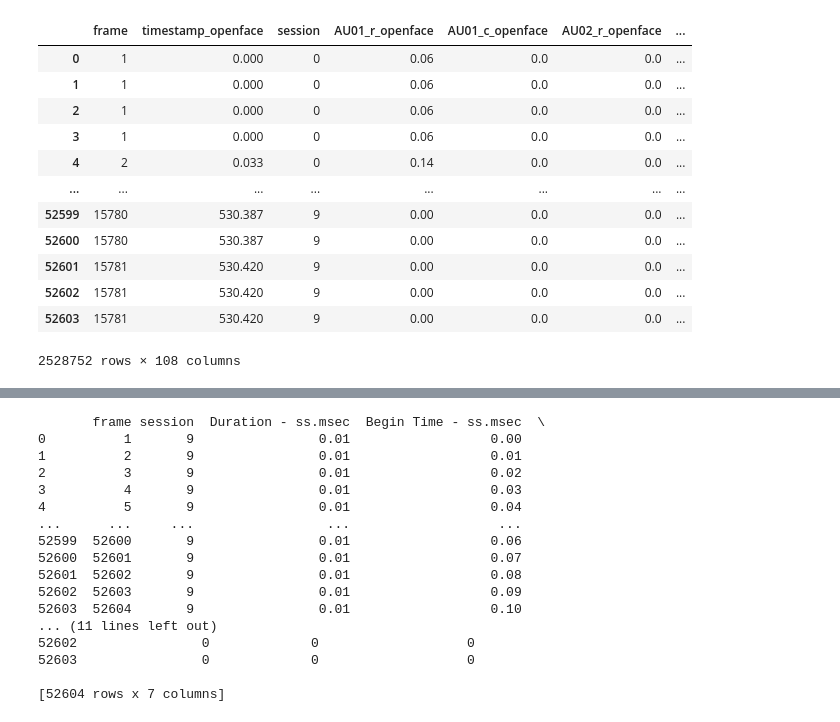
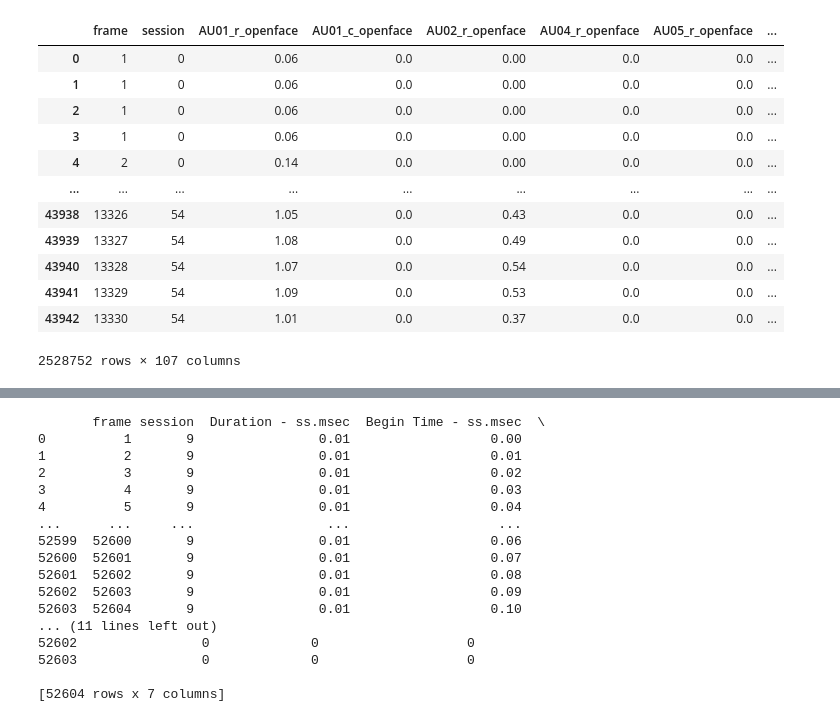
Before and after one commit to lwachowiak/HRI-Error-Detection-STAI, a Jupyter notebook: code/testing.ipynb, the cells around one changed output, grey strips where cells are left out. Cells and saved outputs as stored; diff of their text form; code cells hidden in the pictures.

```diff
--- a/code/testing.ipynb
+++ b/code/testing.ipynb
@@ -27,16 +10,17 @@ Number of rows in merged dataframes: 2528752 790266 3151940 1153106
-# %%
-data_hri.train_X
-# %% [output]
-|  | frame | timestamp_openface | session | AU01_r_openface | AU01_c_openface | AU02_r_openface | ... |
-| 0 | 1 | 0.000 | 0 | 0.06 | 0.0 | 0.0 | ... |
-| 1 | 1 | 0.000 | 0 | 0.06 | 0.0 | 0.0 | ... |
-| 2 | 1 | 0.000 | 0 | 0.06 | 0.0 | 0.0 | ... |
-| 3 | 1 | 0.000 | 0 | 0.06 | 0.0 | 0.0 | ... |
-| 4 | 2 | 0.033 | 0 | 0.14 | 0.0 | 0.0 | ... |
-| ... | ... | ... | ... | ... | ... | ... | ... |
-| 52599 | 15780 | 530.387 | 9 | 0.00 | 0.0 | 0.0 | ... |
-| 52600 | 15780 | 530.387 | 9 | 0.00 | 0.0 | 0.0 | ... |
-| 52601 | 15781 | 530.420 | 9 | 0.00 | 0.0 | 0.0 | ... |
-| 52602 | 15781 | 530.420 | 9 | 0.00 | 0.0 | 0.0 | ... |
-| 52603 | 15781 | 530.420 | 9 | 0.00 | 0.0 | 0.0 | ... |
-2528752 rows × 108 columns
+# %%
+tr = data_hri.train_X
+tr
+# %% [output]
+|  | frame | session | AU01_r_openface | AU01_c_openface | AU02_r_openface | AU04_r_openface | AU05_r_openface | ... |
+| 0 | 1 | 0 | 0.06 | 0.0 | 0.00 | 0.0 | 0.0 | ... |
+| 1 | 1 | 0 | 0.06 | 0.0 | 0.00 | 0.0 | 0.0 | ... |
+| 2 | 1 | 0 | 0.06 | 0.0 | 0.00 | 0.0 | 0.0 | ... |
+| 3 | 1 | 0 | 0.06 | 0.0 | 0.00 | 0.0 | 0.0 | ... |
+| 4 | 2 | 0 | 0.14 | 0.0 | 0.00 | 0.0 | 0.0 | ... |
+| ... | ... | ... | ... | ... | ... | ... | ... | ... |
+| 43938 | 13326 | 54 | 1.05 | 0.0 | 0.43 | 0.0 | 0.0 | ... |
+| 43939 | 13327 | 54 | 1.08 | 0.0 | 0.49 | 0.0 | 0.0 | ... |
+| 43940 | 13328 | 54 | 1.07 | 0.0 | 0.54 | 0.0 | 0.0 | ... |
+| 43941 | 13329 | 54 | 1.09 | 0.0 | 0.53 | 0.0 | 0.0 | ... |
+| 43942 | 13330 | 54 | 1.01 | 0.0 | 0.37 | 0.0 | 0.0 | ... |
+2528752 rows × 107 columns
```
Also changed, not shown: parts of 17 cells of this notebook, 2 other files.
